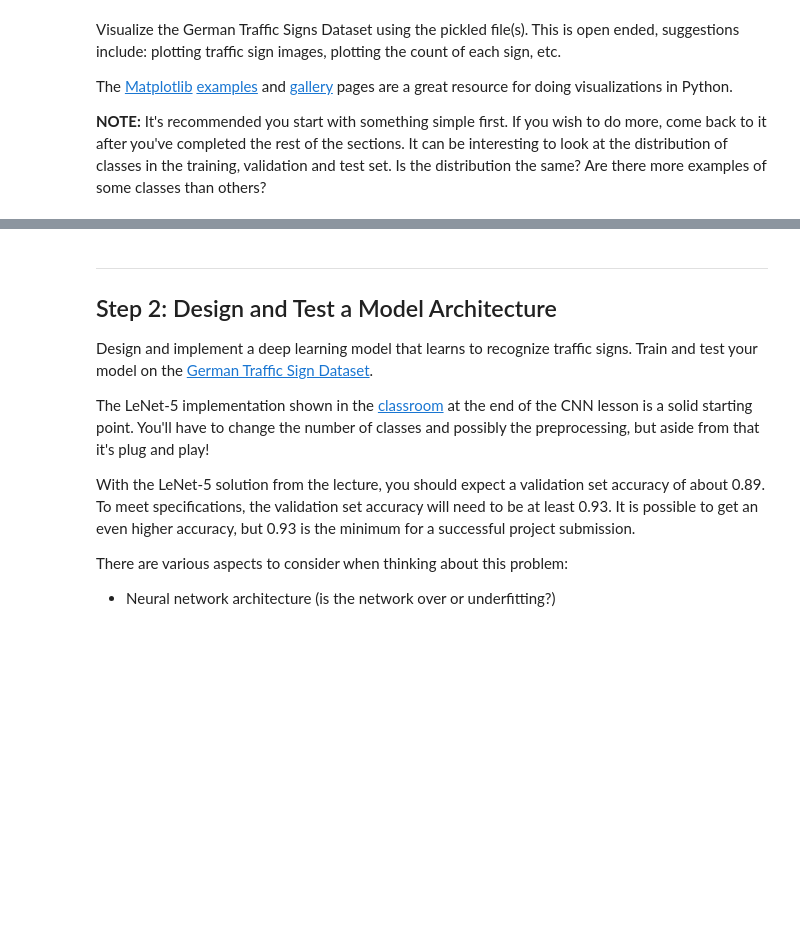
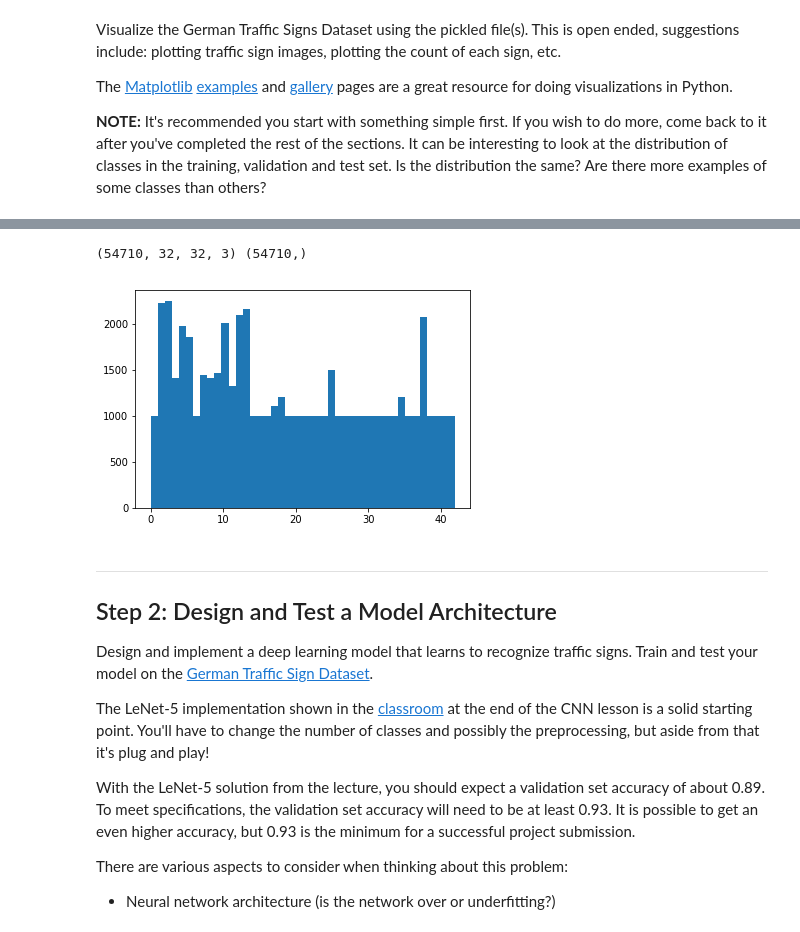
Before and after one commit to AdarshK1/CarND-Traffic-Sign-Classifier-Project, a Jupyter notebook: Traffic_Sign_Classifier.ipynb, the cells around one changed output, grey strips where cells are left out. Drawn from its saved outputs; the diff is of its cells as text; code cells hidden in the pictures; blank space fills up the shorter version.

```diff
--- a/Traffic_Sign_Classifier.ipynb
+++ b/Traffic_Sign_Classifier.ipynb
@@ -94,3 +181,9 @@ import matplotlib.pyplot as plt
+# %%
+plt.hist(y_new, bins=n_classes)
+print(X_new.shape, y_new.shape)
+# %% [output]
+(54710, 32, 32, 3) (54710,)
+[figure, added]
 # %% [markdown]
 ----
 
```
Also changed, not shown: parts of 8 cells of this notebook, 1 other file.
